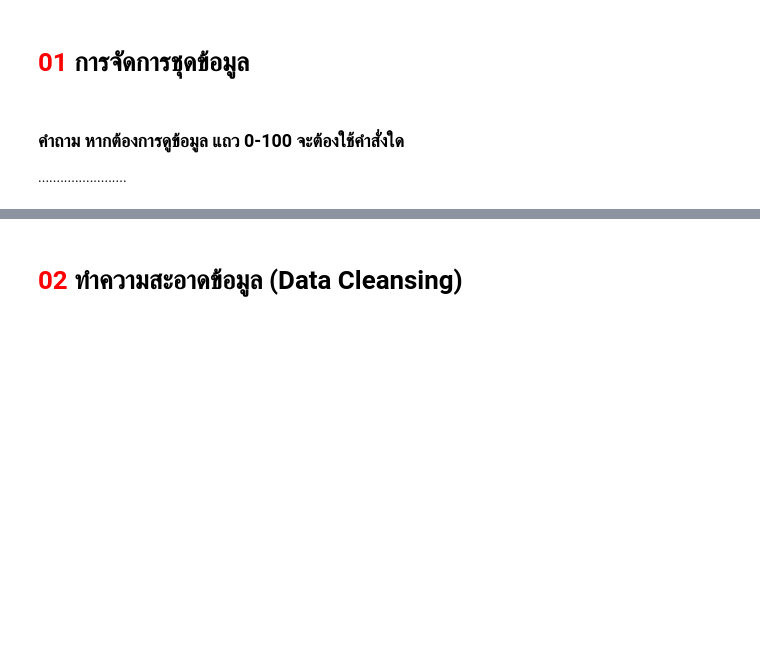
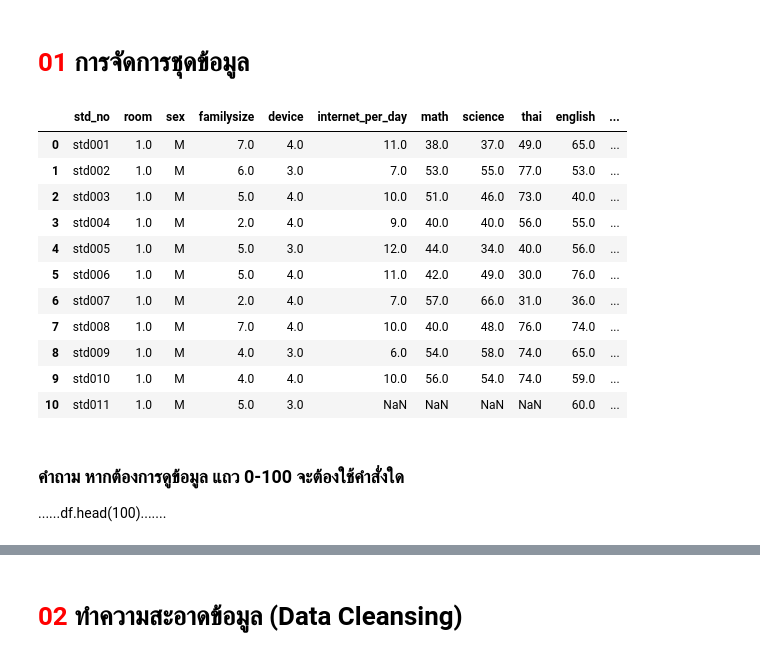
Before and after one commit to siriMallika/DS_IPST, a Jupyter notebook: A35_Python_for_DS.ipynb, the cells around one changed output, grey strips where cells are left out. Saved outputs shown, nothing was run; the diff lists cells and outputs as text; code cells hidden in the pictures; blank space fills up the shorter version.

```diff
--- a/A35_Python_for_DS.ipynb
+++ b/A35_Python_for_DS.ipynb
@@ -12,10 +12,23 @@ import pandas as pd
 # %%
 #อ่านไฟล์ มาเก็บใน Dataframe  และแสดงข้อมูล  head , tail , sample
 #ดาวน์โหลดไฟล์ “score.csv” จาก  https://drive.google.com/uc?export=download&id=1qSCvzdNkTzNdoaoDLfyiFM_pRfvcwInh
 #uploadไฟล์ก่อนเรียกใชัคำสั่งต่อไปนี้
-df=pd.read_csv("____.csv")      #ป้อนชื่อไฟล์ชุดข้อมูล
+df=pd.read_csv("score.csv")      #ป้อนชื่อไฟล์ชุดข้อมูล
 df.head(11) #ดูข้อมูล 11 แถวแรก
+# %% [output]
+|  | std_no | room | sex | familysize | device | internet_per_day | math | science | thai | english | ... |
+| 0 | std001 | 1.0 | M | 7.0 | 4.0 | 11.0 | 38.0 | 37.0 | 49.0 | 65.0 | ... |
+| 1 | std002 | 1.0 | M | 6.0 | 3.0 | 7.0 | 53.0 | 55.0 | 77.0 | 53.0 | ... |
+| 2 | std003 | 1.0 | M | 5.0 | 4.0 | 10.0 | 51.0 | 46.0 | 73.0 | 40.0 | ... |
+| 3 | std004 | 1.0 | M | 2.0 | 4.0 | 9.0 | 40.0 | 40.0 | 56.0 | 55.0 | ... |
+| 4 | std005 | 1.0 | M | 5.0 | 3.0 | 12.0 | 44.0 | 34.0 | 40.0 | 56.0 | ... |
+| 5 | std006 | 1.0 | M | 5.0 | 4.0 | 11.0 | 42.0 | 49.0 | 30.0 | 76.0 | ... |
+| 6 | std007 | 1.0 | M | 2.0 | 4.0 | 7.0 | 57.0 | 66.0 | 31.0 | 36.0 | ... |
+| 7 | std008 | 1.0 | M | 7.0 | 4.0 | 10.0 | 40.0 | 48.0 | 76.0 | 74.0 | ... |
+| 8 | std009 | 1.0 | M | 4.0 | 3.0 | 6.0 | 54.0 | 58.0 | 74.0 | 65.0 | ... |
+| 9 | std010 | 1.0 | M | 4.0 | 4.0 | 10.0 | 56.0 | 54.0 | 74.0 | 59.0 | ... |
+| 10 | std011 | 1.0 | M | 5.0 | 3.0 | NaN | NaN | NaN | NaN | 60.0 | ... |
 # %% [markdown]
 ### คำถาม หากต้องการดูข้อมูล แถว 0-100 จะต้องใช้คำสั่งใด
 
-........................
+......df.head(100).......
```
Also changed, not shown: parts of 1 cell of this notebook.
